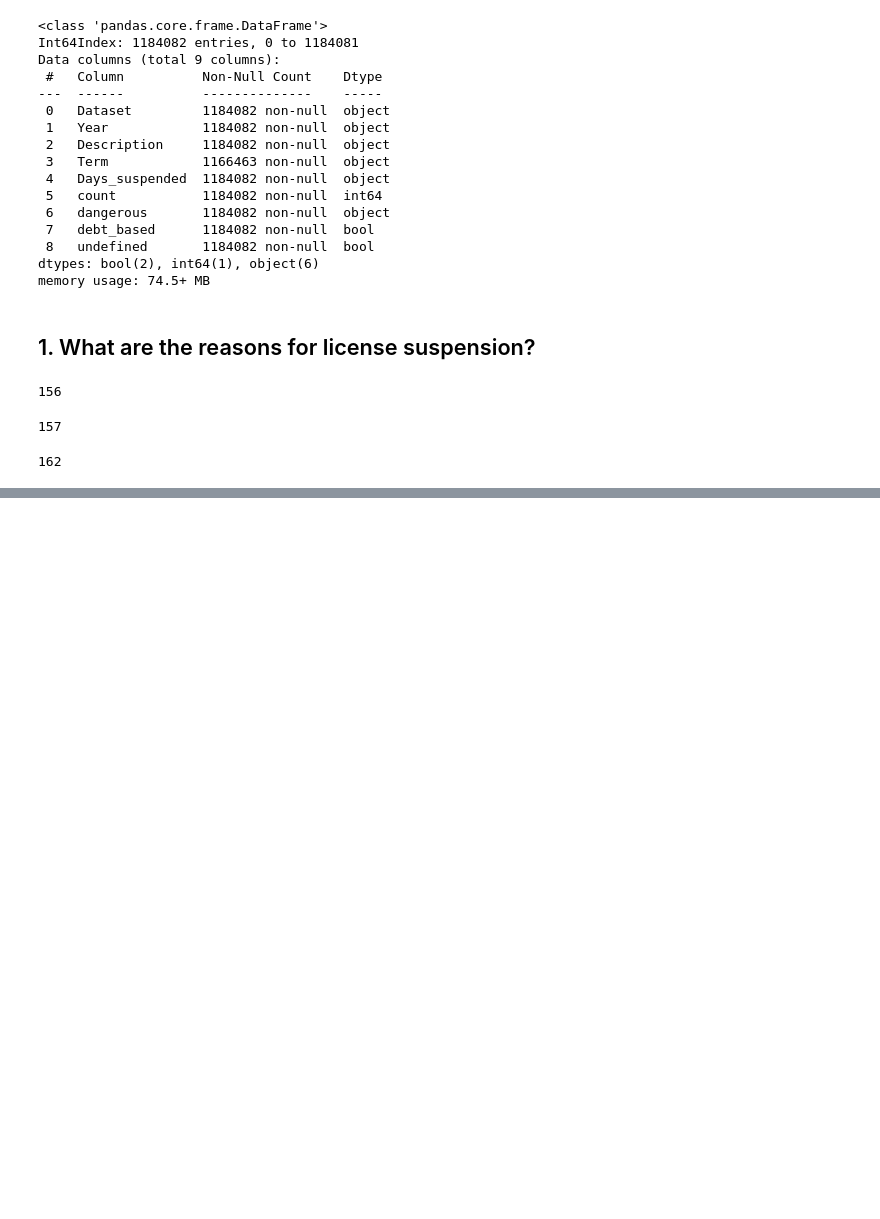
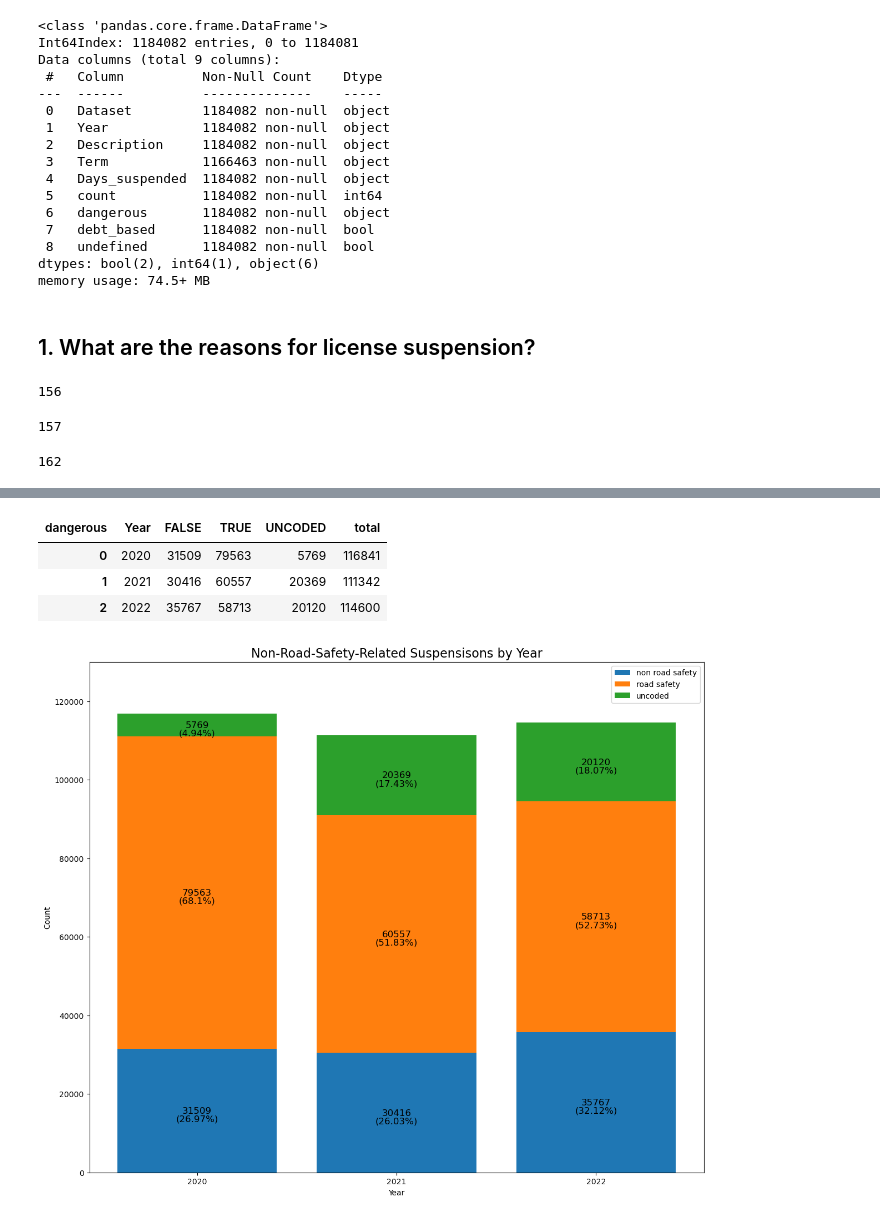
Before and after one commit to BU-Spark/ds4g-livable-streets-debt, a Jupyter notebook: Final Tableau Code.ipynb, the cells around one changed output, grey strips where cells are left out. Drawn from its saved outputs; the diff is of its cells as text; code cells hidden in the pictures; blank space fills up the shorter version.

```diff
--- a/Final Tableau Code.ipynb
+++ b/Final Tableau Code.ipynb
@@ -192,0 +278,59 @@ current['Description'].nunique()
+# %%
+si_road = graph_si.groupby(['Year', 'dangerous']).size().unstack(fill_value=0)
+si_road["total"] = si_road.sum(axis=1)
+si_road = si_road.reset_index()
+si_road
+# %% [output]
+| dangerous | Year | FALSE | TRUE | UNCODED | total |
+| 0 | 2020 | 31509 | 79563 | 5769 | 116841 |
+| 1 | 2021 | 30416 | 60557 | 20369 | 111342 |
+| 2 | 2022 | 35767 | 58713 | 20120 | 114600 |
+# %%
+plt.figure(figsize=(12, 10))
+plt.title('Non-Road-Safety-Related Suspensisons by Year', fontsize=16)
+
+
+#plt.bar(si_road['Year'], si_road['total'])
+bars1 = plt.bar(si_road['Year'], si_road['FALSE'], label='non road safety')
+bars2 = plt.bar(si_road['Year'], si_road['TRUE'], bottom = si_road['FALSE'], label='road safety')
+bars3 = plt.bar(si_road['Year'], si_road['UNCODED'], bottom= si_road['FALSE'] + si_road['TRUE'], label='uncoded')
+
+for bars in [bars1, bars2, bars3]:
+    for bar in bars:
+        height = bar.get_height()
+        plt.annotate('{}'.format(round(height, 2)),
+                     xy=(bar.get_x() + bar.get_width() / 2, bar.get_height() / 2+ bar.get_y()),  # Center of each bar
+                     xytext=(0, 5),  # Offset for the xytext
+                     textcoords="offset points",
+                     ha='center', va='top',
+                     fontsize=12)
+
+
+total_year = si_road["total"]
+for bars in [bars1, bars2, bars3]:
+    for bar in bars:
+        height = bar.get_height()
+        year_index = bar.get_x()
+        year = si_road['Year'].iloc[int(year_index)]
+        total = total_year.iloc[int(year_index)]
+        percentage = round((height / total) * 100, 2)
+        plt.annotate(f"({percentage}%)",
+                     xy=(bar.get_x() + bar.get_width() / 2, bar.get_height() /2 + bar.get_y()),  # Center of each bar
+                     xytext=(0, -11),  # Offset for the xytext
+                     textcoords="offset points",
+                     ha='center', va='center',
+                    fontsize=12)
+
+
+
+plt.ylim(0, 130000)
+plt.tight_layout()
+
+plt.xlabel('Year')
+plt.ylabel('Count')
+
+#plt.savefig(img_path / 'safe_debtbased_suspensions.png')
+plt.legend()
+plt.show()
+# %% [output]
+[figure, added]
```
Also changed, not shown: parts of 6 cells of this notebook.
